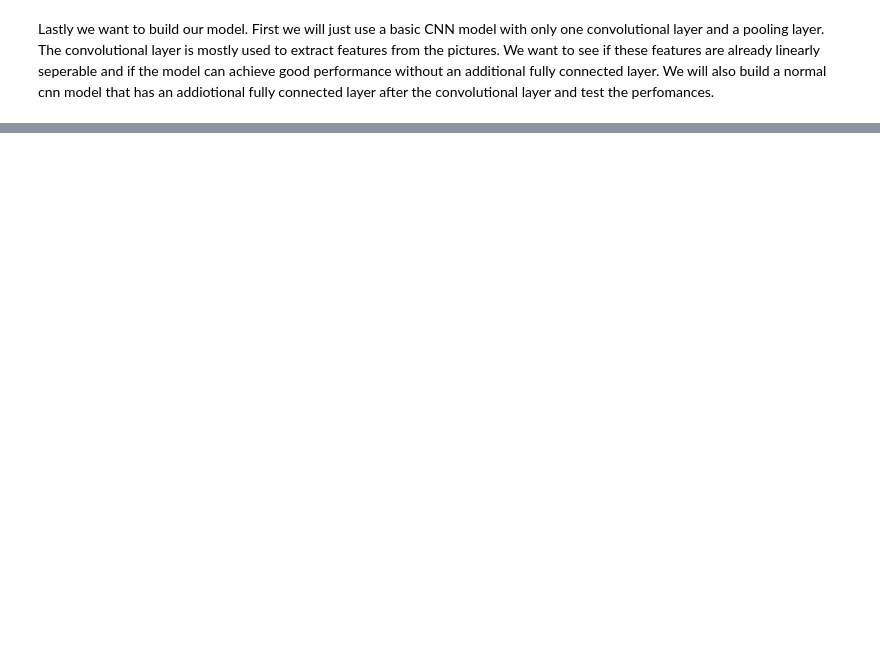
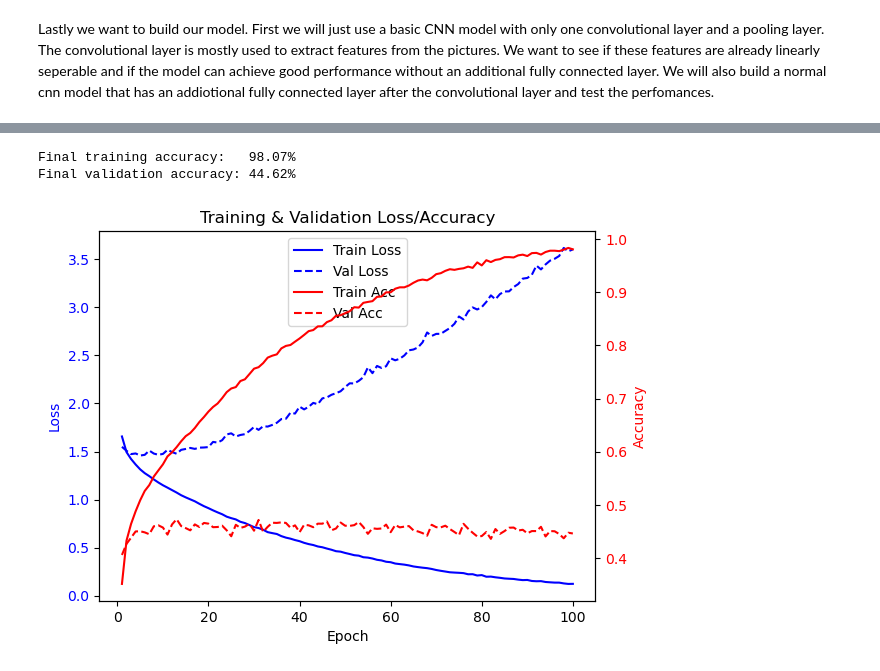
Before and after one commit to gabri536/Emotion-Recognition-from-Facial-Landmarks, a Jupyter notebook: CNN.ipynb, the cells around one changed output, grey strips where cells are left out. Saved outputs shown, nothing was run; the diff lists cells and outputs as text; code cells hidden in the pictures; blank space fills up the shorter version.

Commit message:
final commit models

```diff
--- a/CNN.ipynb
+++ b/CNN.ipynb
@@ -279,0 +304,45 @@ Epoch 100/100
+# %%
+#Now do the same for the basic model
+import matplotlib.pyplot as plt
+
+
+epochs = range(1, len(history.history['loss']) + 1)
+train_loss = history_basic.history['loss']
+val_loss   = history_basic.history['val_loss']
+train_acc  = history_basic.history.get('accuracy', history_basic.history.get('acc'))
+val_acc    = history_basic.history.get('val_accuracy', history_basic.history.get('val_acc'))
+
+
+final_train_acc = train_acc[-1]
+final_val_acc   = val_acc[-1]
+print(f"Final training accuracy:   {final_train_acc*100:.2f}%")
+print(f"Final validation accuracy: {final_val_acc*100:.2f}%")
+
+
+fig, ax1 = plt.subplots()
+
+
+ax1.plot(epochs, train_loss, 'b-', label='Train Loss')
+ax1.plot(epochs, val_loss,   'b--', label='Val Loss')
+ax1.set_xlabel('Epoch')
+ax1.set_ylabel('Loss', color='b')
+ax1.tick_params(axis='y', labelcolor='b')
+
+
+ax2 = ax1.twinx()
+ax2.plot(epochs, train_acc, 'r-', label='Train Acc')
+ax2.plot(epochs, val_acc,   'r--', label='Val Acc')
+ax2.set_ylabel('Accuracy', color='r')
+ax2.tick_params(axis='y', labelcolor='r')
+
+
+lines_1, labels_1 = ax1.get_legend_handles_labels()
+lines_2, labels_2 = ax2.get_legend_handles_labels()
+ax1.legend(lines_1 + lines_2, labels_1 + labels_2, loc='upper center')
+
+plt.title('Training & Validation Loss/Accuracy')
+plt.show()
+# %% [output]
+Final training accuracy:   98.07%
+Final validation accuracy: 44.62%
+[figure, added]
```
Also changed, not shown: parts of 10 cells of this notebook, 4 other files.
